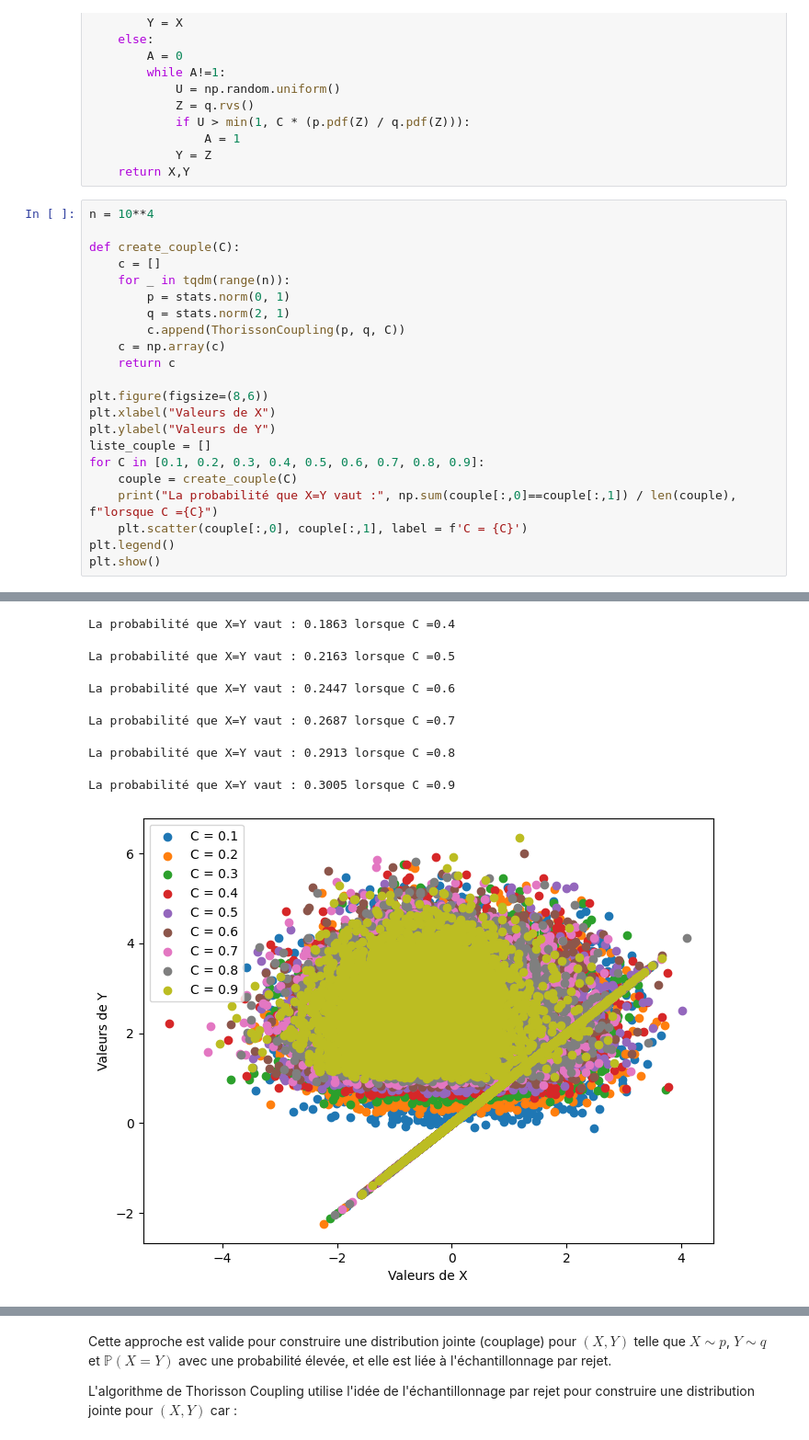
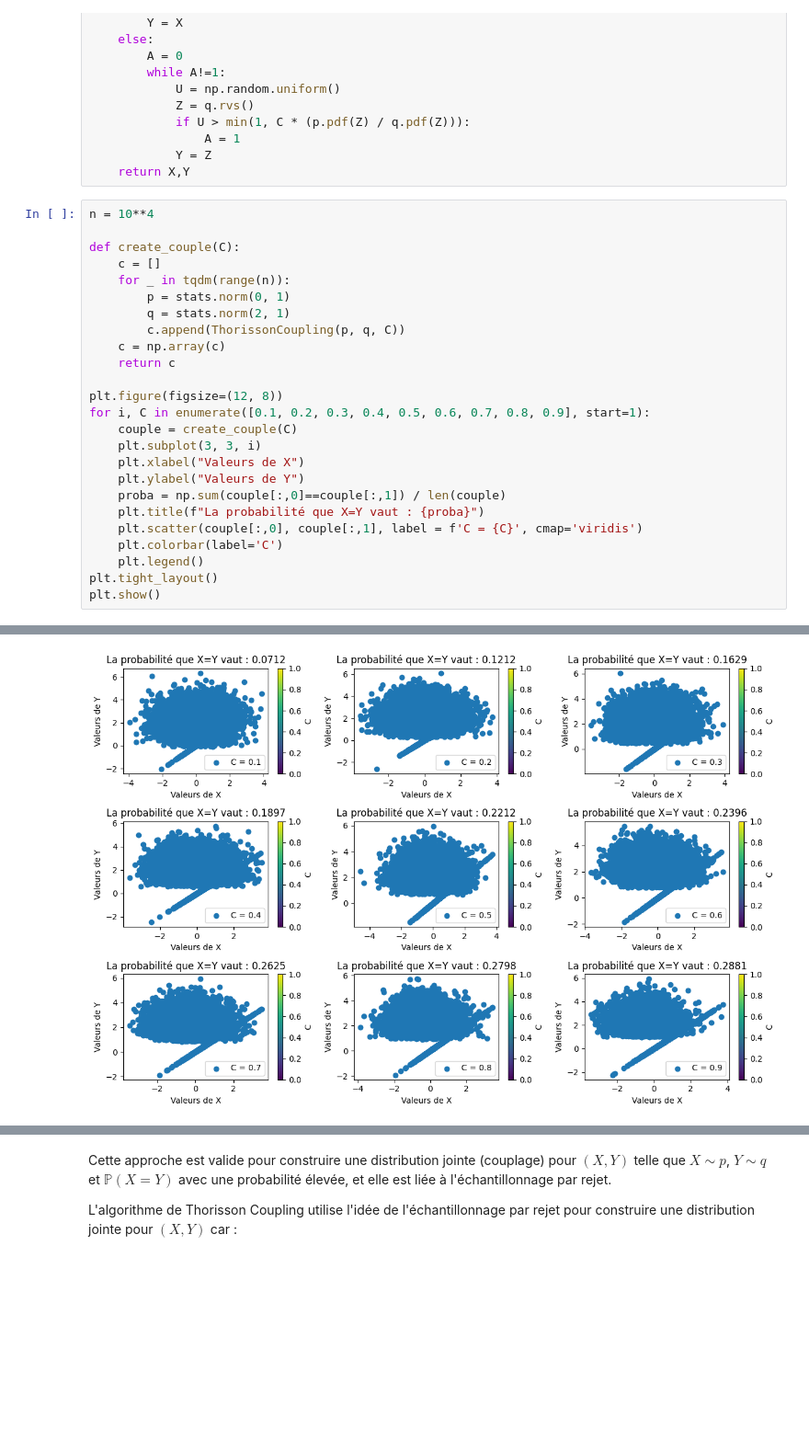
Before and after one commit to AugustinCablant/Monte-Carlo-project, a Jupyter notebook: notebook.ipynb, the cells around one changed output, grey strips where cells are left out. Shown at 92% size. Drawn from its saved outputs; the diff is of its cells as text; blank space fills up the shorter version.

```diff
--- a/notebook.ipynb
+++ b/notebook.ipynb
@@ -148,14 +150,17 @@ def create_couple(C):
     c = np.array(c)
     return c
 
-plt.figure(figsize=(8,6))
-plt.xlabel("Valeurs de X")
-plt.ylabel("Valeurs de Y")
-liste_couple = []
-for C in [0.1, 0.2, 0.3, 0.4, 0.5, 0.6, 0.7, 0.8, 0.9]:
+plt.figure(figsize=(12, 8))
+for i, C in enumerate([0.1, 0.2, 0.3, 0.4, 0.5, 0.6, 0.7, 0.8, 0.9], start=1):
     couple = create_couple(C)
-    print("La probabilité que X=Y vaut :", np.sum(couple[:,0]==couple[:,1]) / len(couple), f"lorsque C ={C}")
-    plt.scatter(couple[:,0], couple[:,1], label = f'C = {C}')
-plt.legend()
+    plt.subplot(3, 3, i)
+    plt.xlabel("Valeurs de X")
+    plt.ylabel("Valeurs de Y")
+    proba = np.sum(couple[:,0]==couple[:,1]) / len(couple)
+    plt.title(f"La probabilité que X=Y vaut : {proba}")
+    plt.scatter(couple[:,0], couple[:,1], label = f'C = {C}', cmap='viridis')
+    plt.colorbar(label='C')
+    plt.legend()
+plt.tight_layout()
 plt.show()
 # %% [output]
@@ -165,7 +167 @@ La probabilité que X=Y vaut : 0.1586 lorsque C =0.3
-La probabilité que X=Y vaut : 0.1863 lorsque C =0.4
-La probabilité que X=Y vaut : 0.2163 lorsque C =0.5
-La probabilité que X=Y vaut : 0.2447 lorsque C =0.6
-La probabilité que X=Y vaut : 0.2687 lorsque C =0.7
-La probabilité que X=Y vaut : 0.2913 lorsque C =0.8
-La probabilité que X=Y vaut : 0.3005 lorsque C =0.9
-[figure, old version]
+[figure, new version]
```
Also changed, not shown: parts of 5 cells of this notebook.
